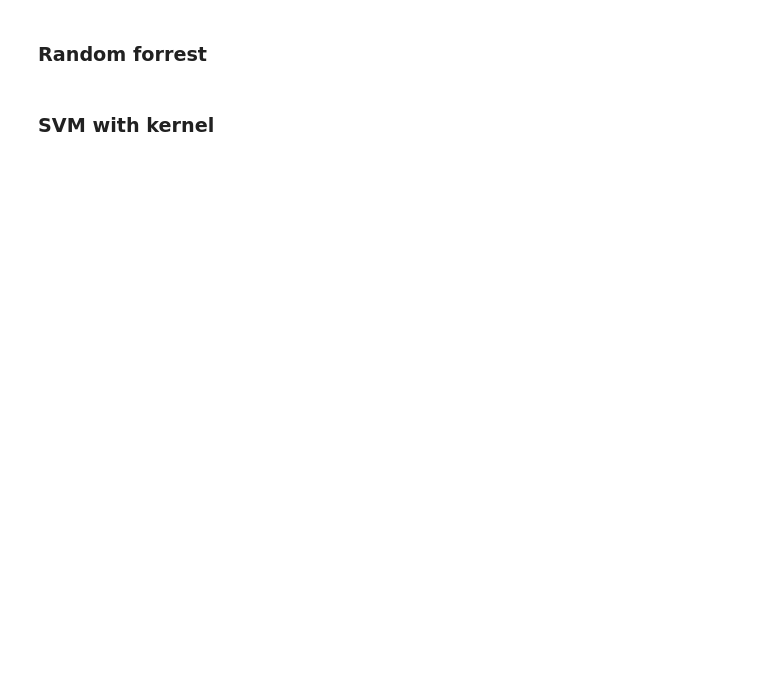
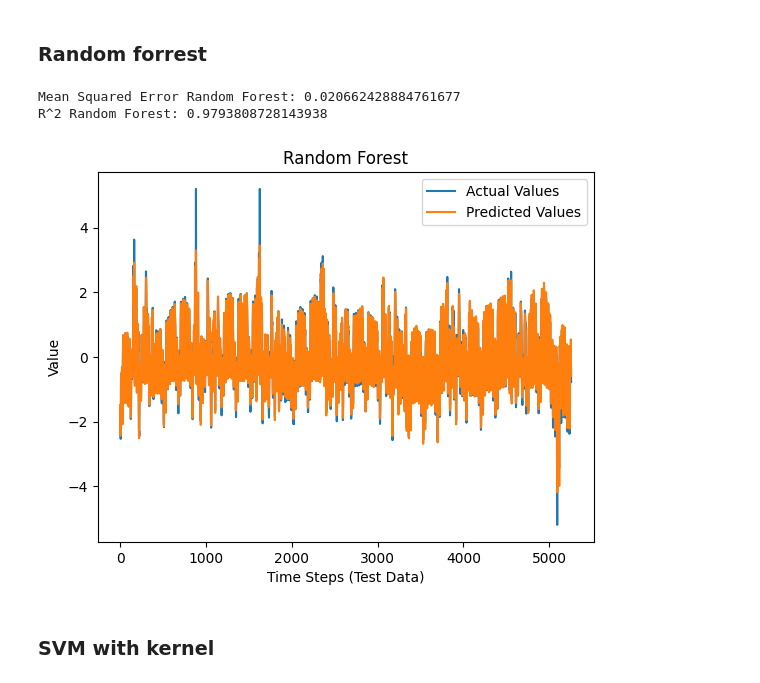
Before and after one commit to Emily-lm/IT3212, a Jupyter notebook: algorithms.ipynb, the cells around one changed output. Drawn from its saved outputs; the diff is of its cells as text; code cells hidden in the pictures; blank space fills up the shorter version.

```diff
--- a/algorithms.ipynb
+++ b/algorithms.ipynb
@@ -123,17 +172,24 @@ plt.show()
 # %%
 model_rf = RandomForestRegressor(random_state=42)
 model_rf.fit(X_train, y_train, )
 y_pred_rf = model_rf.predict(X_test)
+
 mse_rf = mean_squared_error(y_test, y_pred_rf)
+r2_rf = r2_score(y_test, y_pred_rf)
 print(f"Mean Squared Error Random Forest: {mse_rf}")
+print(f"R^2 Random Forest: {r2_rf}")
 
 plt.plot(range(len(y_test)), y_test, label="Actual Values")
 plt.plot(range(len(y_pred_rf)), y_pred_rf, label="Predicted Values")
 plt.legend()
 plt.title("Random Forest")
 plt.xlabel("Time Steps (Test Data)")
 plt.ylabel("Value")
 plt.show()
+# %% [output]
+Mean Squared Error Random Forest: 0.020662428884761677
+R^2 Random Forest: 0.9793808728143938
+[figure, added]
 # %% [markdown]
 ### SVM with kernel
 # %%
```
Also changed, not shown: parts of 10 cells of this notebook.
